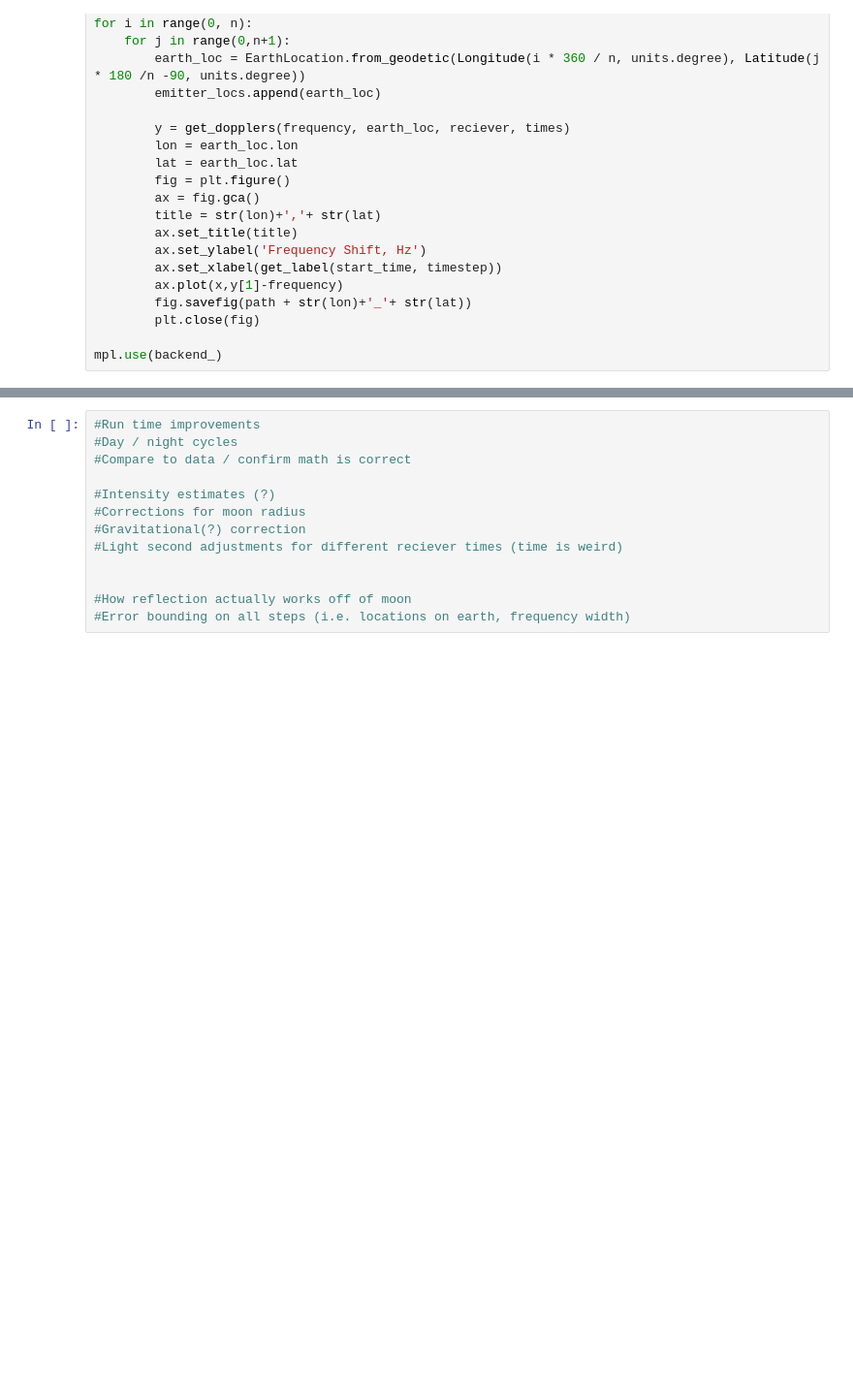
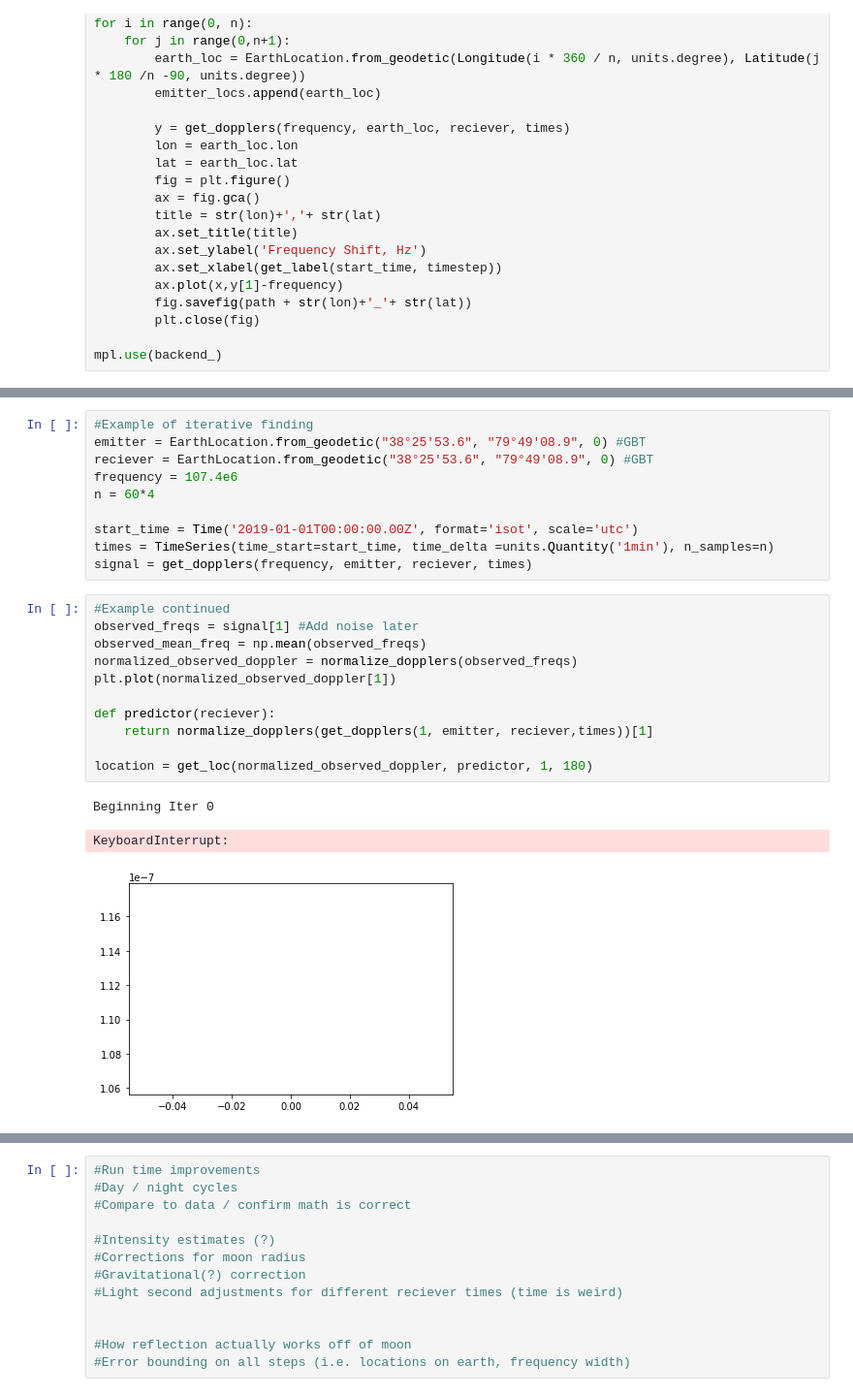
Before and after one commit to BlueCakeWithCows/kohls-seti, a Jupyter notebook: moon_doppler.ipynb, the cells around one changed output, grey strips where cells are left out. Shown at 97% size. Saved outputs shown, nothing was run; the diff lists cells and outputs as text; blank space fills up the shorter version.

```diff
--- a/moon_doppler.ipynb
+++ b/moon_doppler.ipynb
@@ -326 +356,26 @@ GeodeticLocation(lon=<Longitude 1.25 deg>, lat=<Latitude 1.25 deg>, height=<Quan
 [None, None, None, None]
+# %%
+#Example of iterative finding
+emitter = EarthLocation.from_geodetic("38°25'53.6", "79°49'08.9", 0) #GBT
+reciever = EarthLocation.from_geodetic("38°25'53.6", "79°49'08.9", 0) #GBT
+frequency = 107.4e6
+n = 60*4
+
+start_time = Time('2019-01-01T00:00:00.00Z', format='isot', scale='utc')
+times = TimeSeries(time_start=start_time, time_delta =units.Quantity('1min'), n_samples=n)
+signal = get_dopplers(frequency, emitter, reciever, times)
+# %%
+#Example continued
+observed_freqs = signal[1] #Add noise later
+observed_mean_freq = np.mean(observed_freqs)
+normalized_observed_doppler = normalize_dopplers(observed_freqs)
+plt.plot(normalized_observed_doppler[1])
+
+def predictor(reciever):
+    return normalize_dopplers(get_dopplers(1, emitter, reciever,times))[1]
+
+location = get_loc(normalized_observed_doppler, predictor, 1, 180)
+# %% [output]
+Beginning Iter 0
+KeyboardInterrupt:
+[figure, added]
```
Also changed, not shown: parts of 4 cells of this notebook.
